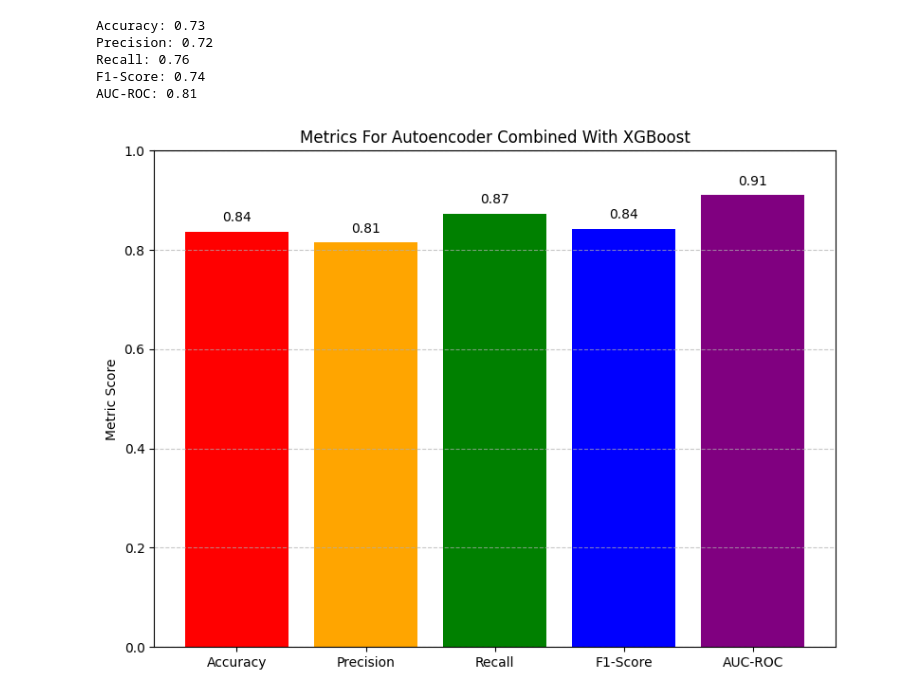
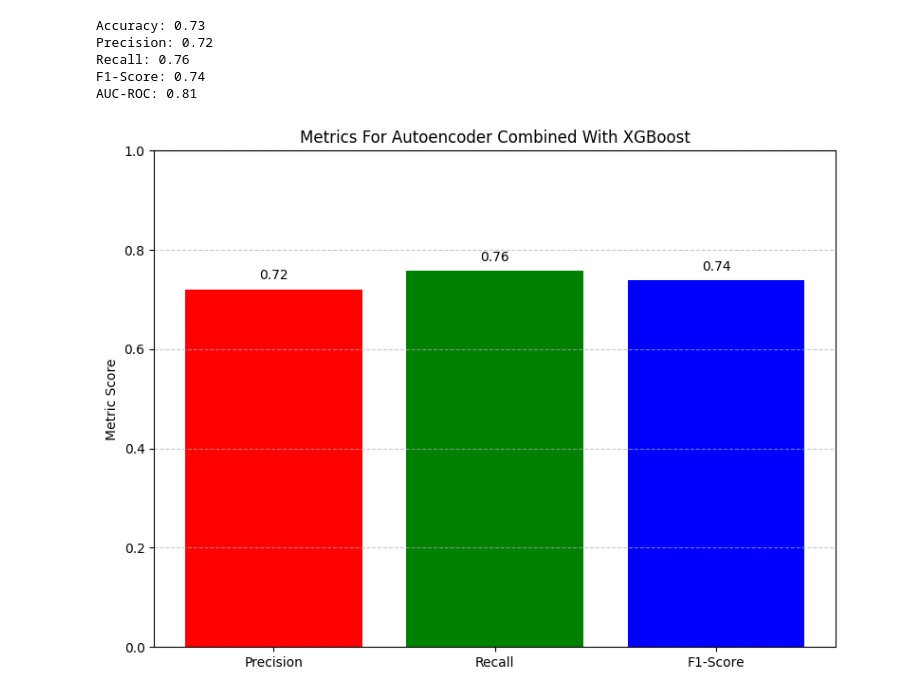
Before and after one commit to radhika2026/Patient-Readmit-Prediction, a Jupyter notebook: Novel_Model_Baseline.ipynb, the cells around one changed output. Saved outputs shown, nothing was run; the diff lists cells and outputs as text; code cells hidden in the pictures.

```diff
--- a/Novel_Model_Baseline.ipynb
+++ b/Novel_Model_Baseline.ipynb
@@ -161,24 +161,24 @@ Recall: 0.76
 F1-Score: 0.74
 AUC-ROC: 0.81
 # %%
-metrics = ['Accuracy', 'Precision', 'Recall', 'F1-Score', 'AUC-ROC']
-values = [accuracy, precision, recall, f1, roc_auc]
+metrics = ['Precision', 'Recall', 'F1-Score']
+values = [precision, recall, f1]
 
 plt.figure(figsize=(8, 6))
-plt.bar(metrics, values, color=['red', 'orange', 'green', 'blue', 'purple'])
+plt.bar(metrics, values, color=['red', 'green', 'blue'])
 
 plt.ylabel('Metric Score')
 plt.title('Metrics For Autoencoder Combined With XGBoost')
 plt.ylim(0, 1)
 plt.grid(axis='y', linestyle='--', alpha=0.7)
 
 for i, value in enumerate(values):
     plt.text(i, value + 0.02, f"{value:.2f}", ha='center', fontsize=10)
 
 plt.tight_layout()
 plt.show()
 # %% [output]
-[figure, old version]
+[figure, new version]
 # %%
 !pip install shap --upgrade
 !pip install lime
```
Also changed, not shown: parts of 3 cells of this notebook, 3 other files.
